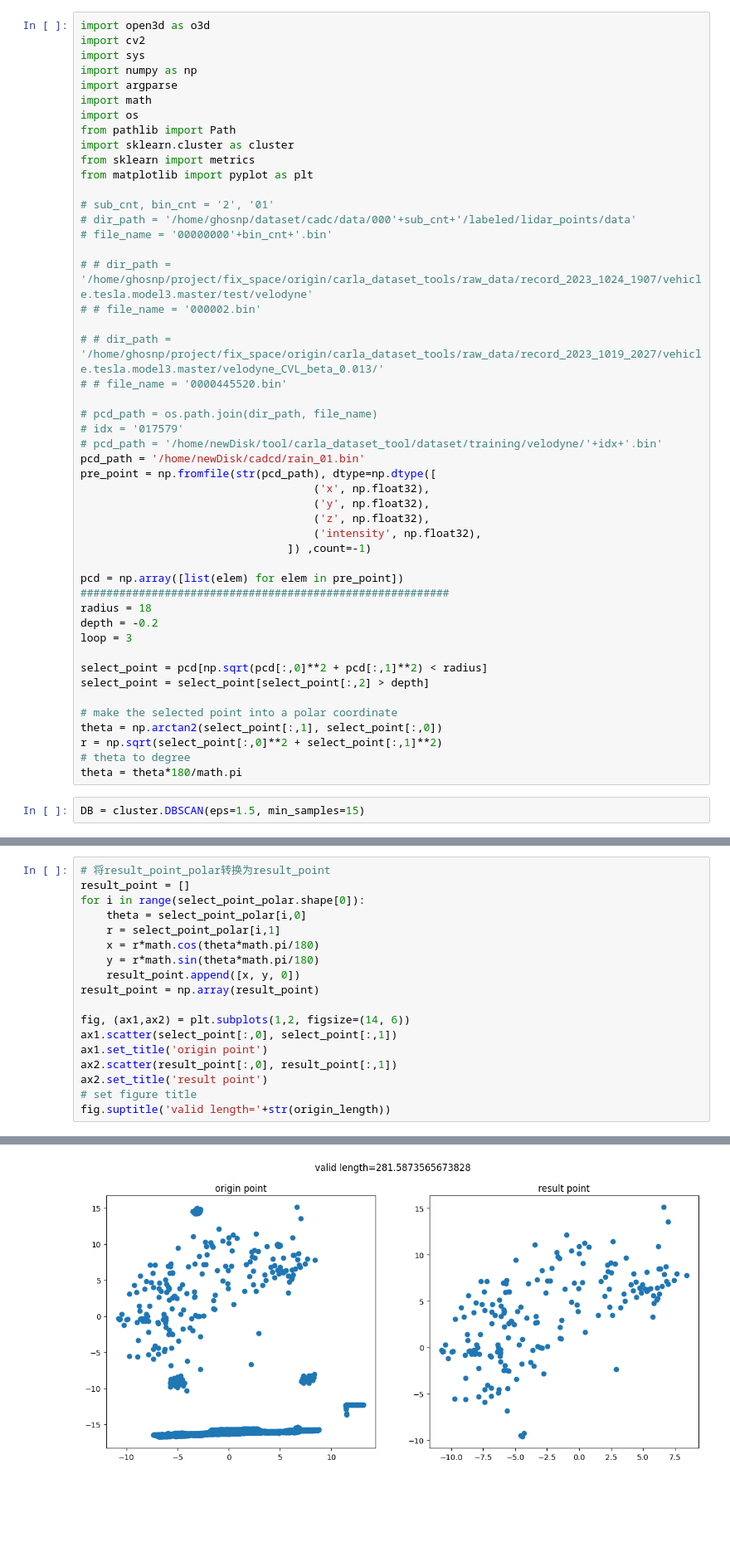
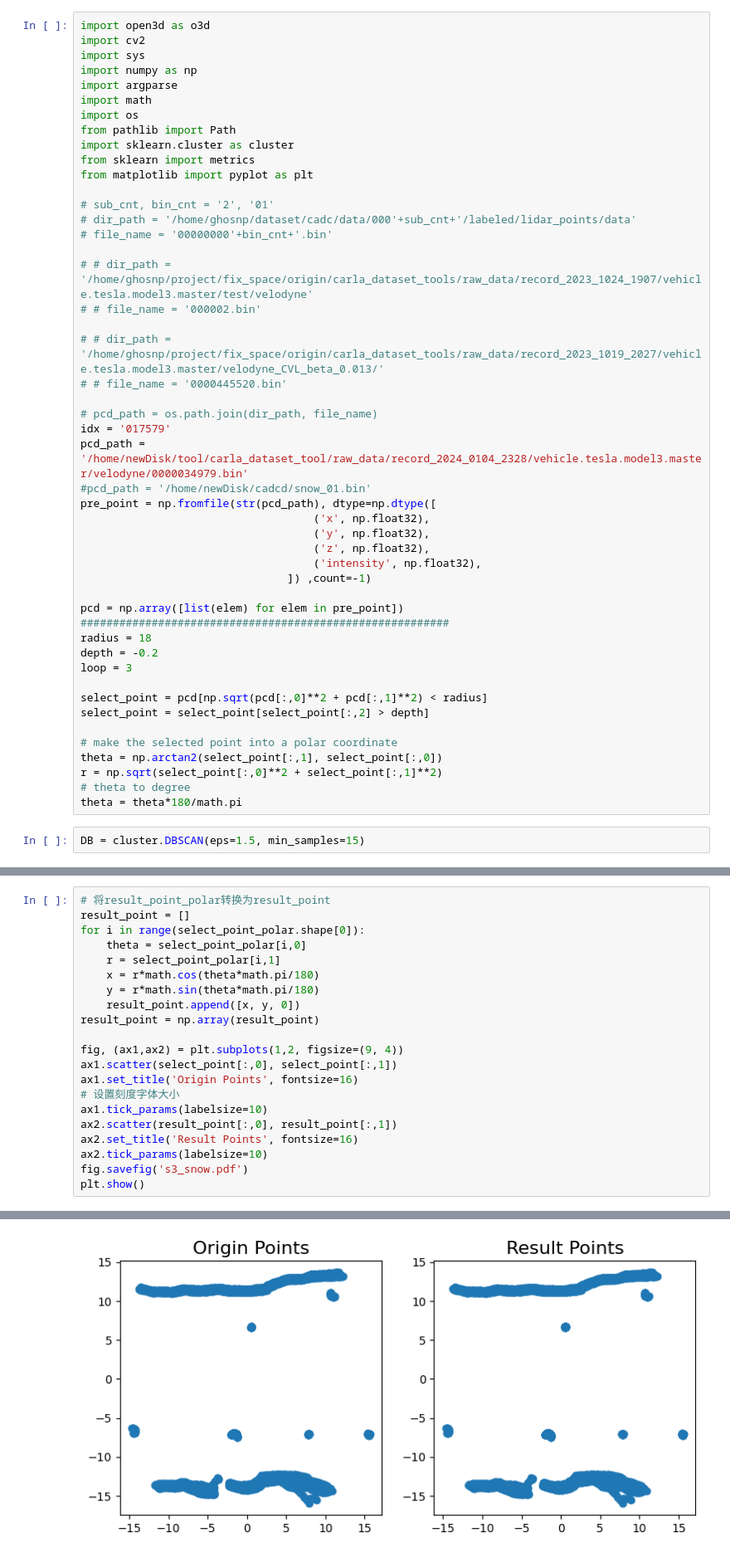
Before and after one commit to Kazawaryu/CARLA_ADA, a Jupyter notebook: test_code/s3/distri_iter.ipynb, the cells around one changed output, grey strips where cells are left out. Shown at 83% size. Cells and saved outputs as stored; diff of their text form; blank space fills up the shorter version.

```diff
--- a/test_code/s3/distri_iter.ipynb
+++ b/test_code/s3/distri_iter.ipynb
@@ -22,9 +22,9 @@ from matplotlib import pyplot as plt
 # # file_name = '0000445520.bin'
 
 # pcd_path = os.path.join(dir_path, file_name)
-# idx = '017579'
-# pcd_path = '/home/newDisk/tool/carla_dataset_tool/dataset/training/velodyne/'+idx+'.bin'
-pcd_path = '/home/newDisk/cadcd/rain_01.bin'
+idx = '017579'
+pcd_path = '/home/newDisk/tool/carla_dataset_tool/raw_data/record_2024_0104_2328/vehicle.tesla.model3.master/velodyne/0000034979.bin'
+#pcd_path = '/home/newDisk/cadcd/snow_01.bin'
 pre_point = np.fromfile(str(pcd_path), dtype=np.dtype([
                                     ('x', np.float32),
                                     ('y', np.float32),
@@ -153,11 +191,14 @@ for i in range(select_point_polar.shape[0]):
     result_point.append([x, y, 0])
 result_point = np.array(result_point)
 
-fig, (ax1,ax2) = plt.subplots(1,2, figsize=(14, 6))
+fig, (ax1,ax2) = plt.subplots(1,2, figsize=(9, 4))
 ax1.scatter(select_point[:,0], select_point[:,1])
-ax1.set_title('origin point')
+ax1.set_title('Origin Points', fontsize=16)
+# 设置刻度字体大小
+ax1.tick_params(labelsize=10)
 ax2.scatter(result_point[:,0], result_point[:,1])
-ax2.set_title('result point')
-# set figure title
-fig.suptitle('valid length='+str(origin_length))
+ax2.set_title('Result Points', fontsize=16)
+ax2.tick_params(labelsize=10)
+fig.savefig('s3_snow.pdf')
+plt.show()
 # %% [output]
@@ -165 +205 @@ Text(0.5, 0.98, 'valid length=281.5873565673828')
-[figure, old version]
+[figure, new version]
```
Also changed, not shown: parts of 4 cells of this notebook, 1 other file.
